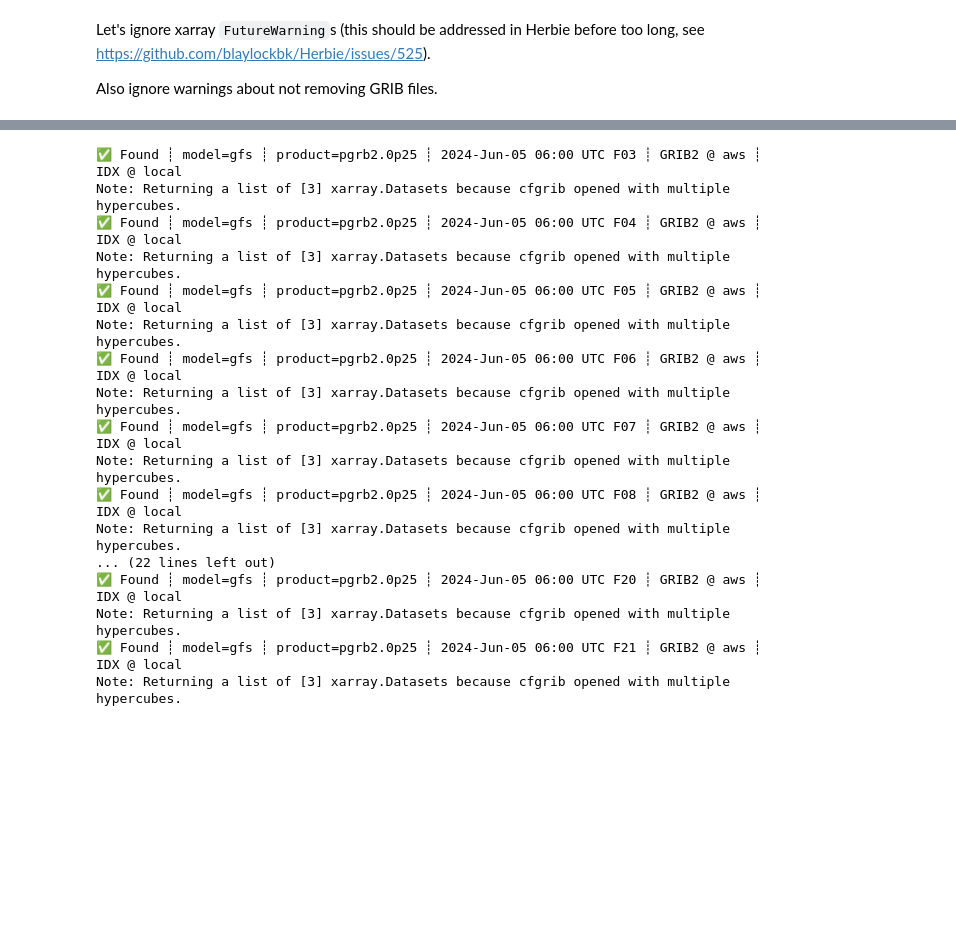
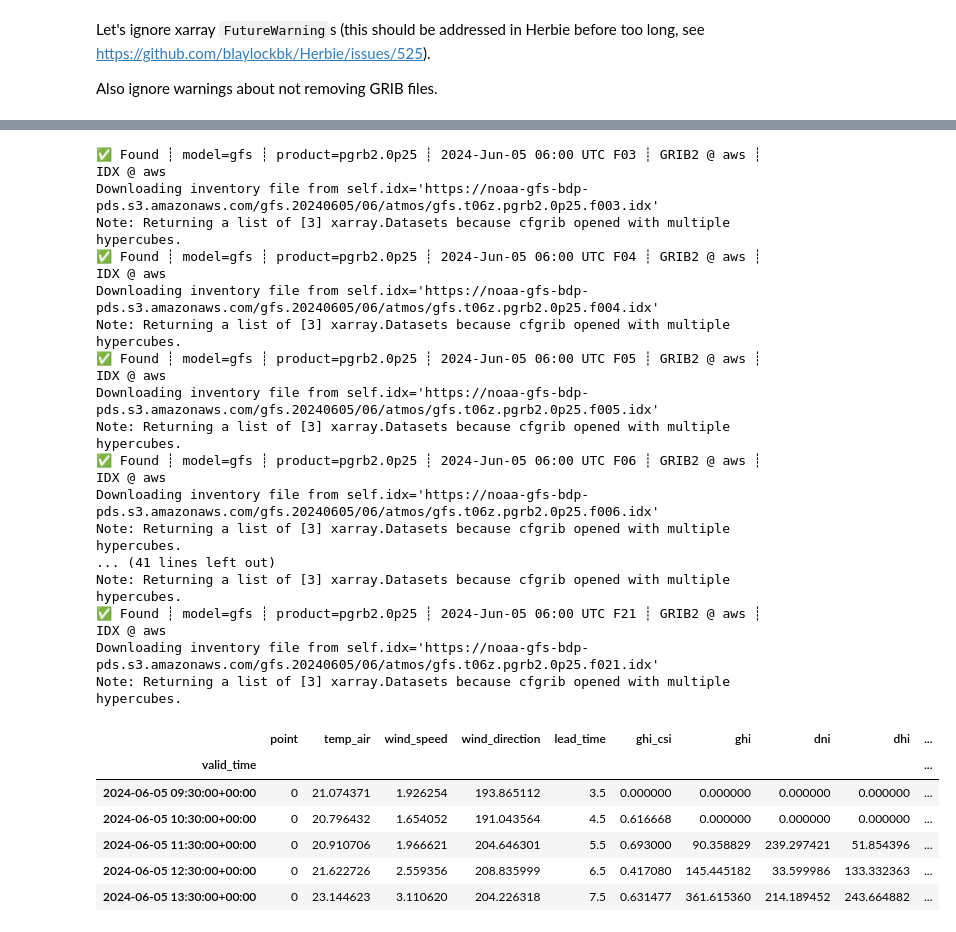
Before and after one commit to williamhobbs/hefty, a Jupyter notebook: examples/solar_example.ipynb, the cells around one changed output, grey strips where cells are left out. Cells and saved outputs as stored; diff of their text form; code cells hidden in the pictures; blank space fills up the shorter version.

```diff
--- a/examples/solar_example.ipynb
+++ b/examples/solar_example.ipynb
@@ -98,29 +102,39 @@ resource_data_gfs = get_solar_forecast(
     latitude,
     longitude,
     init_date,
-    run_length=18, # 18 hours are included in the forecast
-    lead_time_to_start=3, # forecast starts 3 hours out from the init_date
+    run_length,
+    lead_time_to_start,
     model='gfs',
 )
 resource_data_gfs['albedo'] = 0.2 # set a value for albedo
 # %% [output]
-✅ Found ┊ model=gfs ┊ product=pgrb2.0p25 ┊ 2024-Jun-05 06:00 UTC F03 ┊ GRIB2 @ aws ┊ IDX @ local
+✅ Found ┊ model=gfs ┊ product=pgrb2.0p25 ┊ 2024-Jun-05 06:00 UTC F03 ┊ GRIB2 @ aws ┊ IDX @ aws
+Downloading inventory file from self.idx='https://noaa-gfs-bdp-pds.s3.amazonaws.com/gfs.20240605/06/atmos/gfs.t06z.pgrb2.0p25.f003.idx'
 Note: Returning a list of [3] xarray.Datasets because cfgrib opened with multiple hypercubes.
-✅ Found ┊ model=gfs ┊ product=pgrb2.0p25 ┊ 2024-Jun-05 06:00 UTC F04 ┊ GRIB2 @ aws ┊ IDX @ local
+✅ Found ┊ model=gfs ┊ product=pgrb2.0p25 ┊ 2024-Jun-05 06:00 UTC F04 ┊ GRIB2 @ aws ┊ IDX @ aws
+Downloading inventory file from self.idx='https://noaa-gfs-bdp-pds.s3.amazonaws.com/gfs.20240605/06/atmos/gfs.t06z.pgrb2.0p25.f004.idx'
 Note: Returning a list of [3] xarray.Datasets because cfgrib opened with multiple hypercubes.
-✅ Found ┊ model=gfs ┊ product=pgrb2.0p25 ┊ 2024-Jun-05 06:00 UTC F05 ┊ GRIB2 @ aws ┊ IDX @ local
+✅ Found ┊ model=gfs ┊ product=pgrb2.0p25 ┊ 2024-Jun-05 06:00 UTC F05 ┊ GRIB2 @ aws ┊ IDX @ aws
+Downloading inventory file from self.idx='https://noaa-gfs-bdp-pds.s3.amazonaws.com/gfs.20240605/06/atmos/gfs.t06z.pgrb2.0p25.f005.idx'
 Note: Returning a list of [3] xarray.Datasets because cfgrib opened with multiple hypercubes.
-✅ Found ┊ model=gfs ┊ product=pgrb2.0p25 ┊ 2024-Jun-05 06:00 UTC F06 ┊ GRIB2 @ aws ┊ IDX @ local
+✅ Found ┊ model=gfs ┊ product=pgrb2.0p25 ┊ 2024-Jun-05 06:00 UTC F06 ┊ GRIB2 @ aws ┊ IDX @ aws
+Downloading inventory file from self.idx='https://noaa-gfs-bdp-pds.s3.amazonaws.com/gfs.20240605/06/atmos/gfs.t06z.pgrb2.0p25.f006.idx'
 Note: Returning a list of [3] xarray.Datasets because cfgrib opened with multiple hypercubes.
-✅ Found ┊ model=gfs ┊ product=pgrb2.0p25 ┊ 2024-Jun-05 06:00 UTC F07 ┊ GRIB2 @ aws ┊ IDX @ local
+... (41 lines left out)
 Note: Returning a list of [3] xarray.Datasets because cfgrib opened with multiple hypercubes.
-✅ Found ┊ model=gfs ┊ product=pgrb2.0p25 ┊ 2024-Jun-05 06:00 UTC F08 ┊ GRIB2 @ aws ┊ IDX @ local
+✅ Found ┊ model=gfs ┊ product=pgrb2.0p25 ┊ 2024-Jun-05 06:00 UTC F21 ┊ GRIB2 @ aws ┊ IDX @ aws
+Downloading inventory file from self.idx='https://noaa-gfs-bdp-pds.s3.amazonaws.com/gfs.20240605/06/atmos/gfs.t06z.pgrb2.0p25.f021.idx'
 Note: Returning a list of [3] xarray.Datasets because cfgrib opened with multiple hypercubes.
-... (22 lines left out)
-✅ Found ┊ model=gfs ┊ product=pgrb2.0p25 ┊ 2024-Jun-05 06:00 UTC F20 ┊ GRIB2 @ aws ┊ IDX @ local
-Note: Returning a list of [3] xarray.Datasets because cfgrib opened with multiple hypercubes.
-✅ Found ┊ model=gfs ┊ product=pgrb2.0p25 ┊ 2024-Jun-05 06:00 UTC F21 ┊ GRIB2 @ aws ┊ IDX @ local
-Note: Returning a list of [3] xarray.Datasets because cfgrib opened with multiple hypercubes.
+# %%
+resource_data_gfs.head()
+# %% [output]
+|  | point | temp_air | wind_speed | wind_direction | lead_time | ghi_csi | ghi | dni | dhi | ... |
+| valid_time |  |  |  |  |  |  |  |  |  | ... |
+| 2024-06-05 09:30:00+00:00 | 0 | 21.074371 | 1.926254 | 193.865112 | 3.5 | 0.000000 | 0.000000 | 0.000000 | 0.000000 | ... |
+| 2024-06-05 10:30:00+00:00 | 0 | 20.796432 | 1.654052 | 191.043564 | 4.5 | 0.616668 | 0.000000 | 0.000000 | 0.000000 | ... |
+| 2024-06-05 11:30:00+00:00 | 0 | 20.910706 | 1.966621 | 204.646301 | 5.5 | 0.693000 | 90.358829 | 239.297421 | 51.854396 | ... |
+| 2024-06-05 12:30:00+00:00 | 0 | 21.622726 | 2.559356 | 208.835999 | 6.5 | 0.417080 | 145.445182 | 33.599986 | 133.332363 | ... |
+| 2024-06-05 13:30:00+00:00 | 0 | 23.144623 | 3.110620 | 204.226318 | 7.5 | 0.631477 | 361.615360 | 214.189452 | 243.664882 | ... |
 # %%
 # model power using the forecasted resource data
 power_ac_forecast_gfs, resource_data_gfs_updated = model_pv_power(
```
Also changed, not shown: parts of 12 cells of this notebook.
